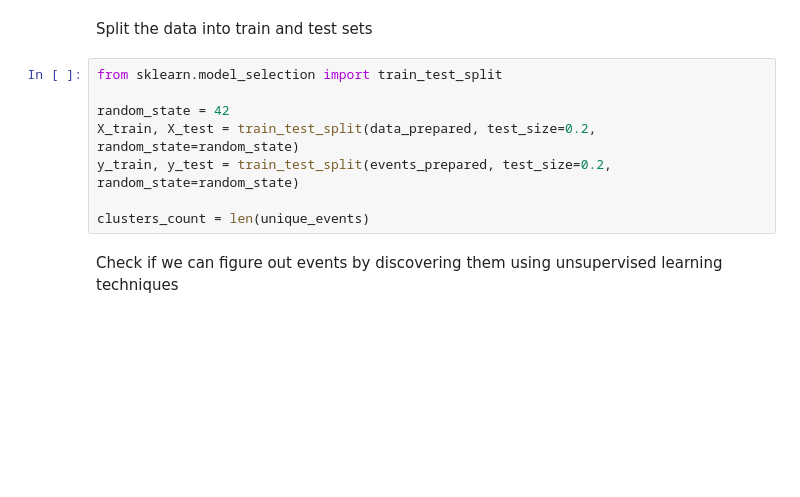
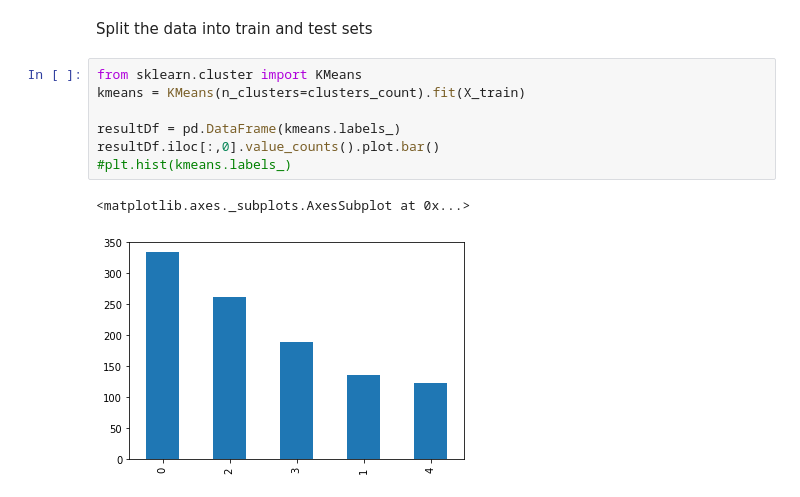
Before and after one commit to Muluemeb/My-Assignment, a Jupyter notebook: Untitled39.ipynb, the cells around one changed output. Drawn from its saved outputs; the diff is of its cells as text; blank space fills up the shorter version.

Commit message:
Created using Colaboratory new one i am working on it

```diff
--- a/Untitled39.ipynb
+++ b/Untitled39.ipynb
@@ -247,13 +352,13 @@ events_prepared.head()
 Train the model
 # %% [markdown]
 Split the data into train and test sets
-# %%
-from sklearn.model_selection import train_test_split
-
-random_state = 42
-X_train, X_test = train_test_split(data_prepared, test_size=0.2, random_state=random_state)
-y_train, y_test = train_test_split(events_prepared, test_size=0.2, random_state=random_state)
-
-clusters_count = len(unique_events)
-# %% [markdown]
-Check if we can figure out events by discovering them using unsupervised learning techniques
+# %%
+from sklearn.cluster import KMeans
+kmeans = KMeans(n_clusters=clusters_count).fit(X_train)
+
+resultDf = pd.DataFrame(kmeans.labels_)
+resultDf.iloc[:,0].value_counts().plot.bar()
+#plt.hist(kmeans.labels_)
+# %% [output]
+<matplotlib.axes._subplots.AxesSubplot at 0x...>
+[figure, added]
```
Also changed, not shown: parts of 24 cells of this notebook.
